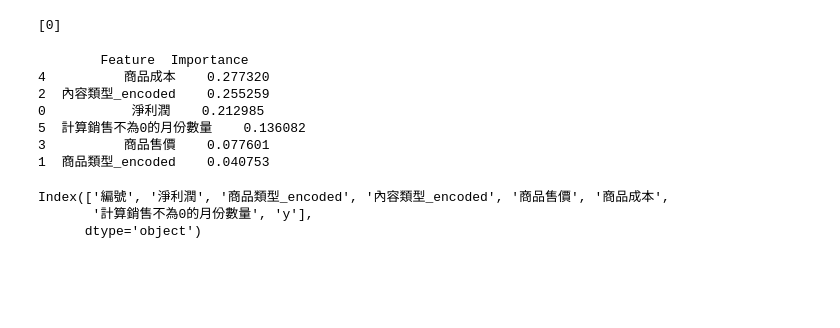
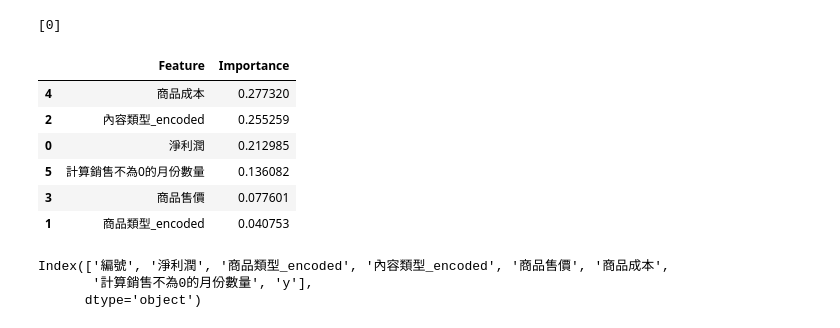
Before and after one commit to junweichen1999/brand_product_sale_analysis, a Jupyter notebook: anal_product.ipynb, the cells around one changed output. Cells and saved outputs as stored; diff of their text form; code cells hidden in the pictures; blank space fills up the shorter version.

```diff
--- a/anal_product.ipynb
+++ b/anal_product.ipynb
@@ -614,26 +614,26 @@ print(predict_class_rf)
 # %%
 # 獲取特徵重要性
 feature_importances = clf_random_forest.feature_importances_
 
 feature_names = [ '淨利潤', '商品類型_encoded', '內容類型_encoded', '商品售價', '商品成本', '計算銷售不為0的月份數量']
 
 
 # 將特徵及其重要性排序
 features_df = pd.DataFrame({
     'Feature': feature_names,
     'Importance': feature_importances
 })
 features_df = features_df.sort_values(by='Importance', ascending=False)
 
-print(features_df)
+features_df
 # %% [output]
-        Feature  Importance
-4          商品成本    0.277320
-2  內容類型_encoded    0.255259
-0           淨利潤    0.212985
-5  計算銷售不為0的月份數量    0.136082
-3          商品售價    0.077601
-1  商品類型_encoded    0.040753
+|  | Feature | Importance |
+| 4 | 商品成本 | 0.277320 |
+| 2 | 內容類型_encoded | 0.255259 |
+| 0 | 淨利潤 | 0.212985 |
+| 5 | 計算銷售不為0的月份數量 | 0.136082 |
+| 3 | 商品售價 | 0.077601 |
+| 1 | 商品類型_encoded | 0.040753 |
 # %%
 model_data.columns
 # %% [output]
```
Also changed, not shown: parts of 4 cells of this notebook.
